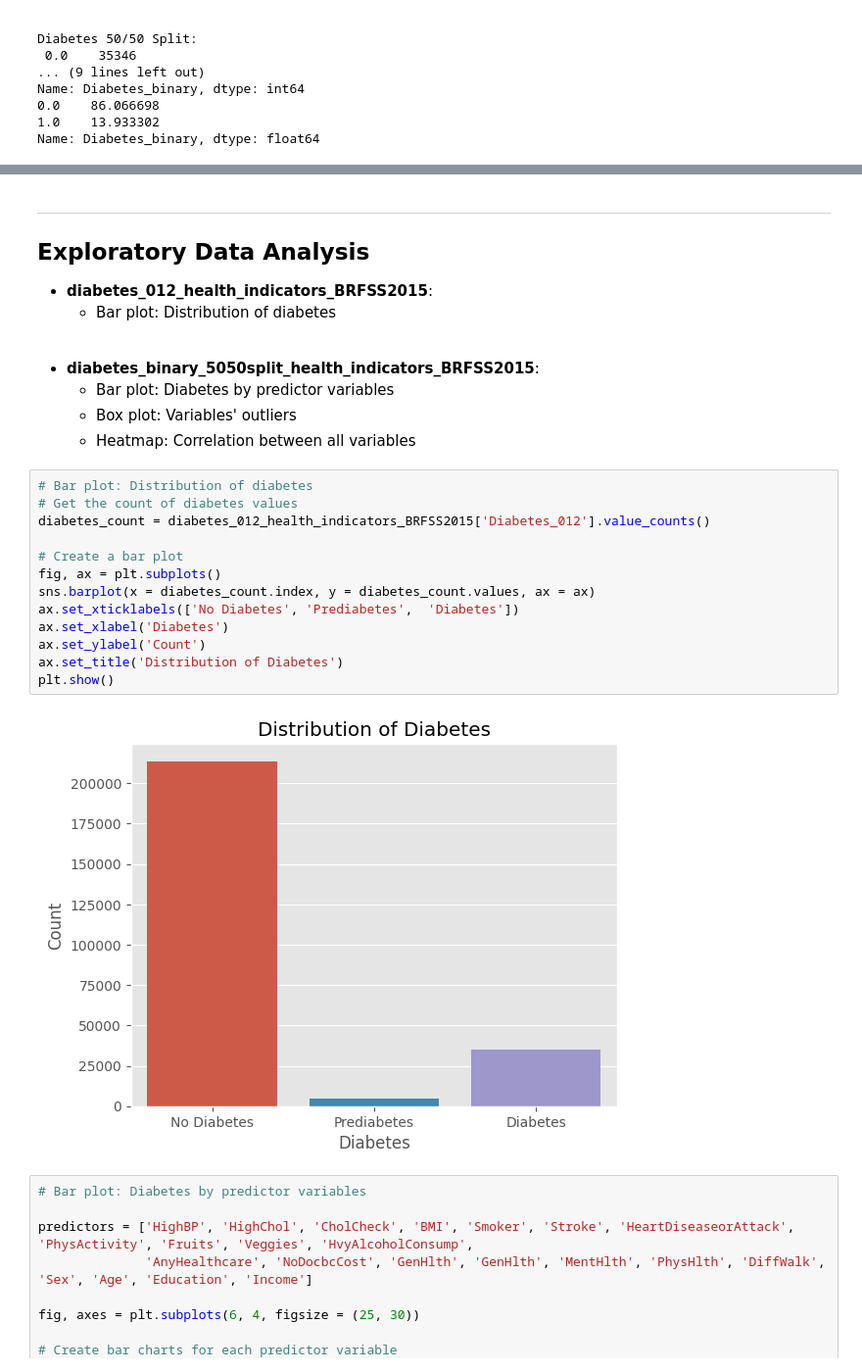
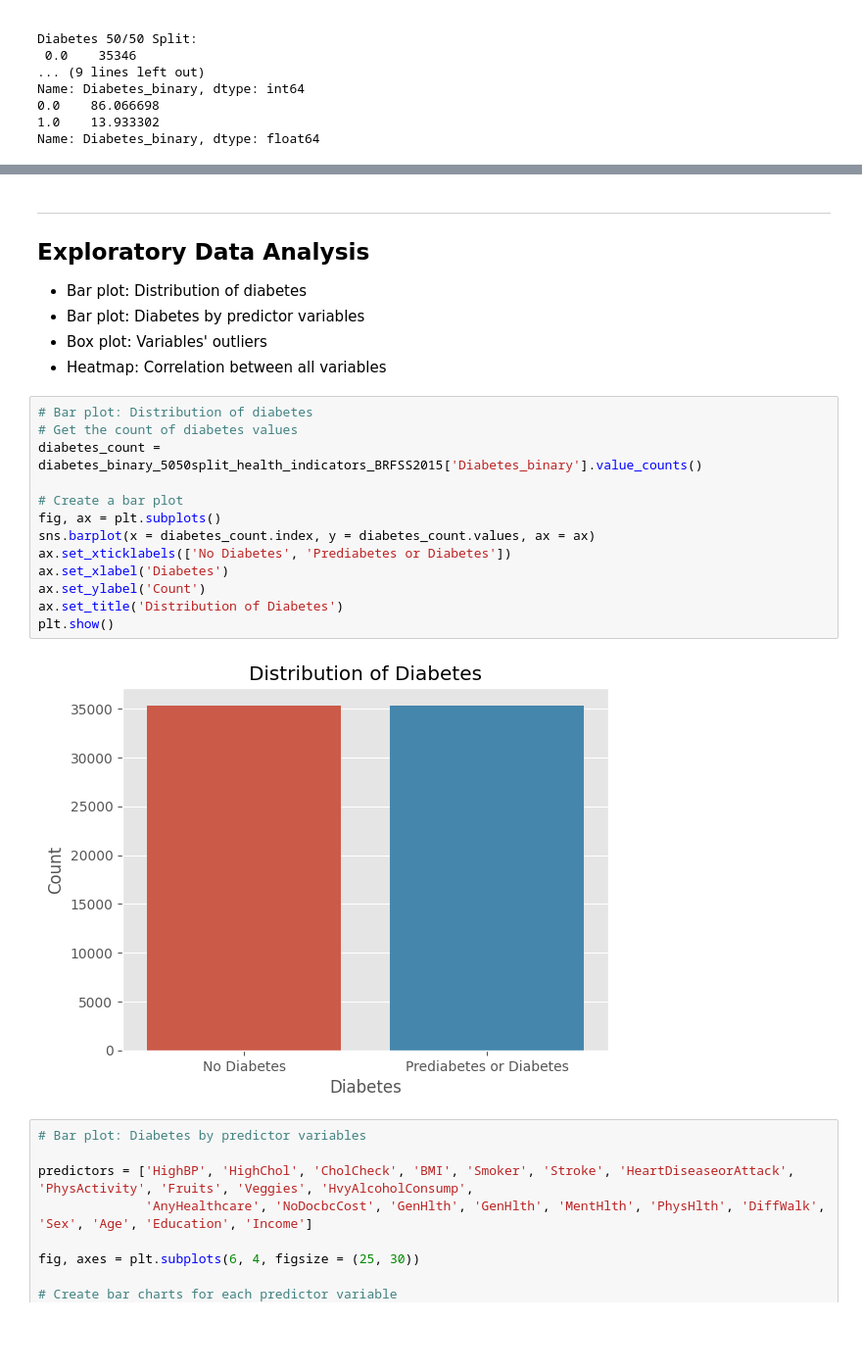
Before and after one commit to ChrisGarciaDS/Predict-Diabetes-Cloud, a Jupyter notebook: analysisNotebook.ipynb, the cells around one changed output, grey strips where cells are left out. Shown at 98% size. Drawn from its saved outputs; the diff is of its cells as text; blank space fills up the shorter version.

```diff
--- a/analysisNotebook.ipynb
+++ b/analysisNotebook.ipynb
@@ -270,31 +256,25 @@ Name: Diabetes_binary, dtype: int64
 # %% [markdown]
 ***
 ## Exploratory Data Analysis
-
-* **diabetes_012_health_indicators_BRFSS2015**:
-    - Bar plot: Distribution of diabetes
-
-<br />
-
-* **diabetes_binary_5050split_health_indicators_BRFSS2015**:
-    - Bar plot: Diabetes by predictor variables
-    - Box plot: Variables' outliers
-    - Heatmap: Correlation between all variables
+* Bar plot: Distribution of diabetes
+* Bar plot: Diabetes by predictor variables
+* Box plot: Variables' outliers
+* Heatmap: Correlation between all variables
 # %%
 # Bar plot: Distribution of diabetes
 # Get the count of diabetes values
-diabetes_count = diabetes_012_health_indicators_BRFSS2015['Diabetes_012'].value_counts()
+diabetes_count = diabetes_binary_5050split_health_indicators_BRFSS2015['Diabetes_binary'].value_counts()
 
 # Create a bar plot
 fig, ax = plt.subplots()
 sns.barplot(x = diabetes_count.index, y = diabetes_count.values, ax = ax)
-ax.set_xticklabels(['No Diabetes', 'Prediabetes',  'Diabetes'])
+ax.set_xticklabels(['No Diabetes', 'Prediabetes or Diabetes'])
 ax.set_xlabel('Diabetes')
 ax.set_ylabel('Count')
 ax.set_title('Distribution of Diabetes')
 plt.show()
 # %% [output]
-[figure, old version]
+[figure, new version]
 # %%
 # Bar plot: Diabetes by predictor variables
 
```
Also changed, not shown: parts of 3 cells of this notebook.
